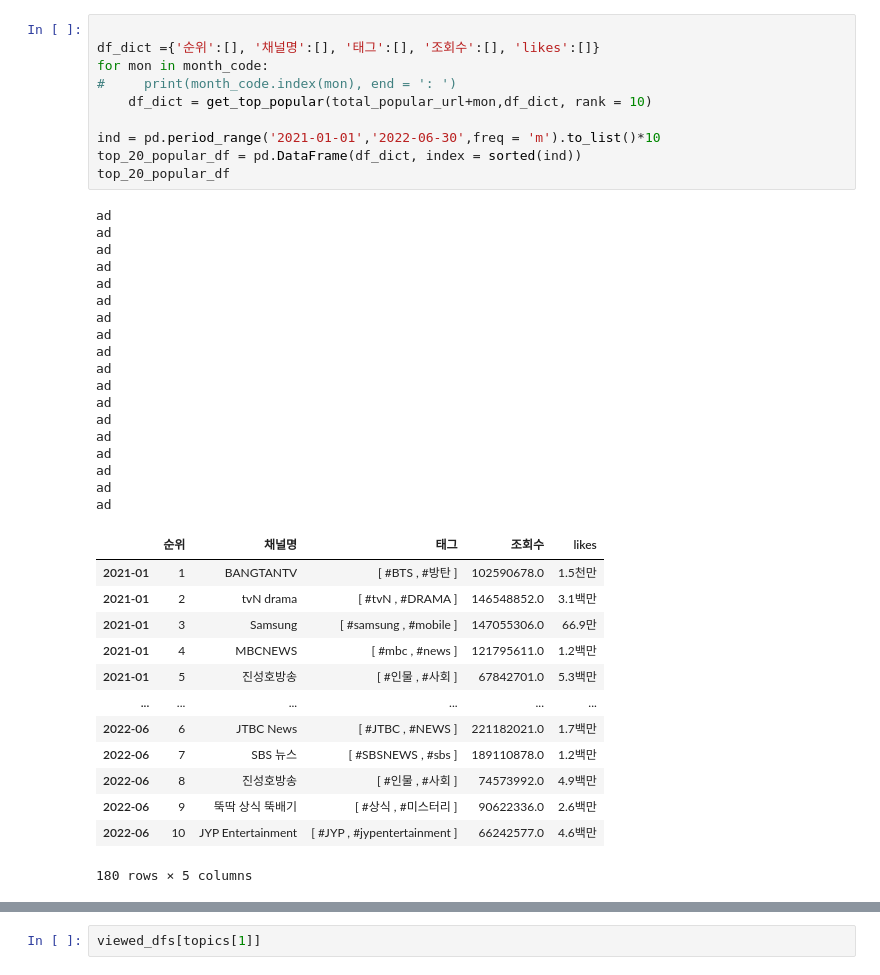
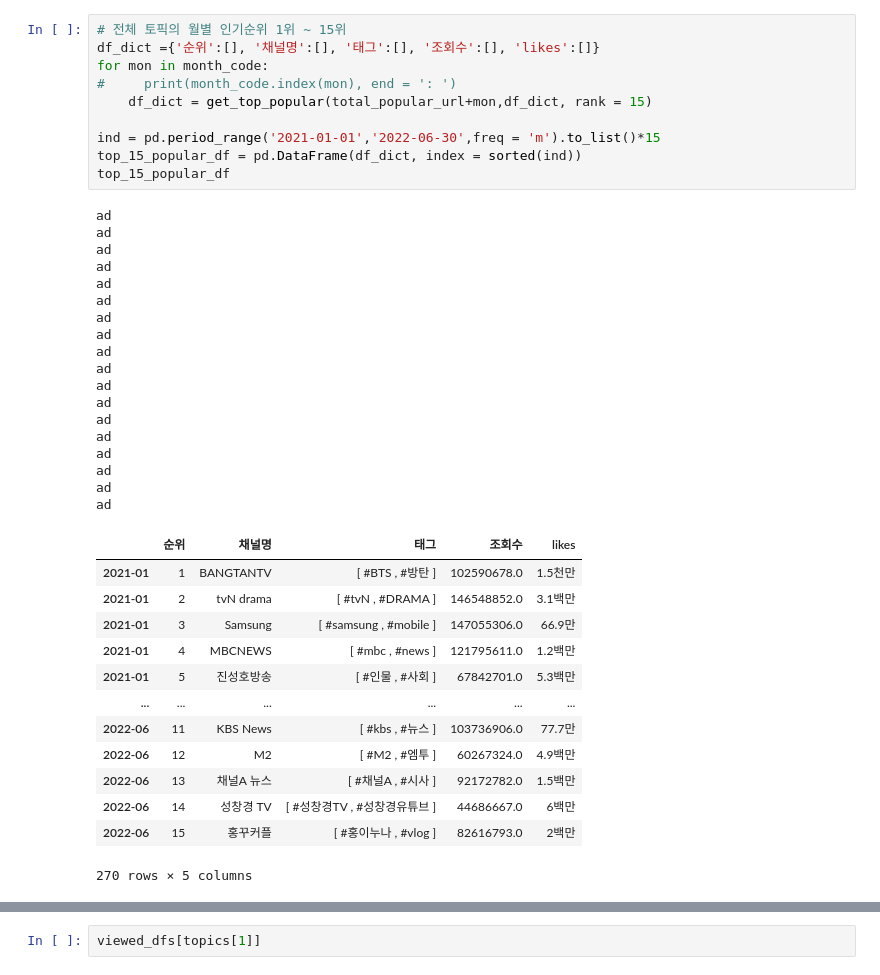
Before and after one commit to blueberrysmoooothie/programing_Practice, a Jupyter notebook: scraping/team3/YoutubeTrend.ipynb, the cells around one changed output, grey strips where cells are left out. Cells and saved outputs as stored; diff of their text form.

```diff
--- a/scraping/team3/YoutubeTrend.ipynb
+++ b/scraping/team3/YoutubeTrend.ipynb
@@ -163,43 +153,43 @@ top_popular_df
 # %%
-
+# 전체 토픽의 월별 인기순위 1위 ~ 15위
 df_dict ={'순위':[], '채널명':[], '태그':[], '조회수':[], 'likes':[]}
 for mon in month_code:
 #     print(month_code.index(mon), end = ': ')
-    df_dict = get_top_popular(total_popular_url+mon,df_dict, rank = 10)
+    df_dict = get_top_popular(total_popular_url+mon,df_dict, rank = 15)
 
-ind = pd.period_range('2021-01-01','2022-06-30',freq = 'm').to_list()*10
-top_20_popular_df = pd.DataFrame(df_dict, index = sorted(ind))
-top_20_popular_df
+ind = pd.period_range('2021-01-01','2022-06-30',freq = 'm').to_list()*15
+top_15_popular_df = pd.DataFrame(df_dict, index = sorted(ind))
+top_15_popular_df
 # %% [output]
 ad
 ad
 ad
 ad
 ad
 ad
 ad
 ad
 ad
 ad
 ad
 ad
 ad
 ad
 ad
 ad
 ad
 ad
 |  | 순위 | 채널명 | 태그 | 조회수 | likes |
 | 2021-01 | 1 | BANGTANTV | [ #BTS , #방탄 ] | 102590678.0 | 1.5천만 |
 | 2021-01 | 2 | tvN drama | [ #tvN , #DRAMA ] | 146548852.0 | 3.1백만 |
 | 2021-01 | 3 | Samsung | [ #samsung , #mobile ] | 147055306.0 | 66.9만 |
 | 2021-01 | 4 | MBCNEWS | [ #mbc , #news ] | 121795611.0 | 1.2백만 |
 | 2021-01 | 5 | 진성호방송 | [ #인물 , #사회 ] | 67842701.0 | 5.3백만 |
 | ... | ... | ... | ... | ... | ... |
-| 2022-06 | 6 | JTBC News | [ #JTBC , #NEWS ] | 221182021.0 | 1.7백만 |
-| 2022-06 | 7 | SBS 뉴스 | [ #SBSNEWS , #sbs ] | 189110878.0 | 1.2백만 |
-| 2022-06 | 8 | 진성호방송 | [ #인물 , #사회 ] | 74573992.0 | 4.9백만 |
-| 2022-06 | 9 | 뚝딱 상식 뚝배기 | [ #상식 , #미스터리 ] | 90622336.0 | 2.6백만 |
-| 2022-06 | 10 | JYP Entertainment | [ #JYP , #jypentertainment ] | 66242577.0 | 4.6백만 |
+| 2022-06 | 11 | KBS News | [ #kbs , #뉴스 ] | 103736906.0 | 77.7만 |
+| 2022-06 | 12 | M2 | [ #M2 , #엠투 ] | 60267324.0 | 4.9백만 |
+| 2022-06 | 13 | 채널A 뉴스 | [ #채널A , #시사 ] | 92172782.0 | 1.5백만 |
+| 2022-06 | 14 | 성창경 TV | [ #성창경TV , #성창경유튜브 ] | 44686667.0 | 6백만 |
+| 2022-06 | 15 | 홍꾸커플 | [ #홍이누나 , #vlog ] | 82616793.0 | 2백만 |
-180 rows × 5 columns
+270 rows × 5 columns
 # %%
```
Also changed, not shown: parts of 36 cells of this notebook.
